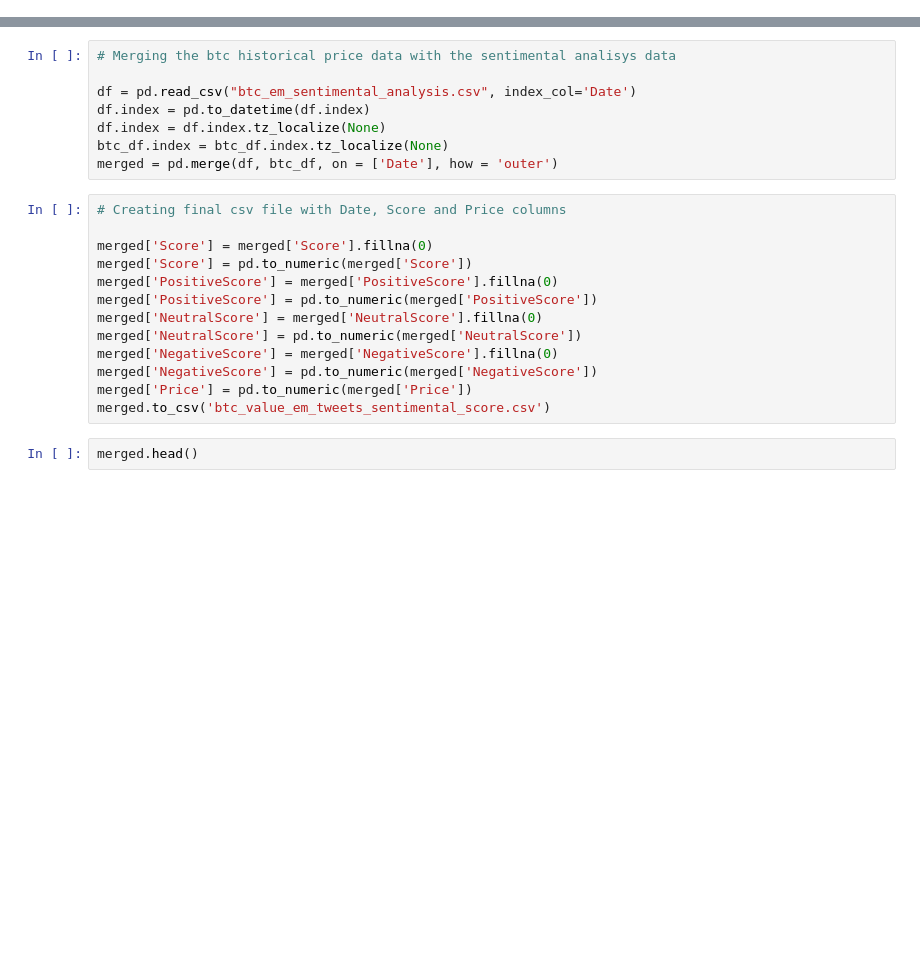
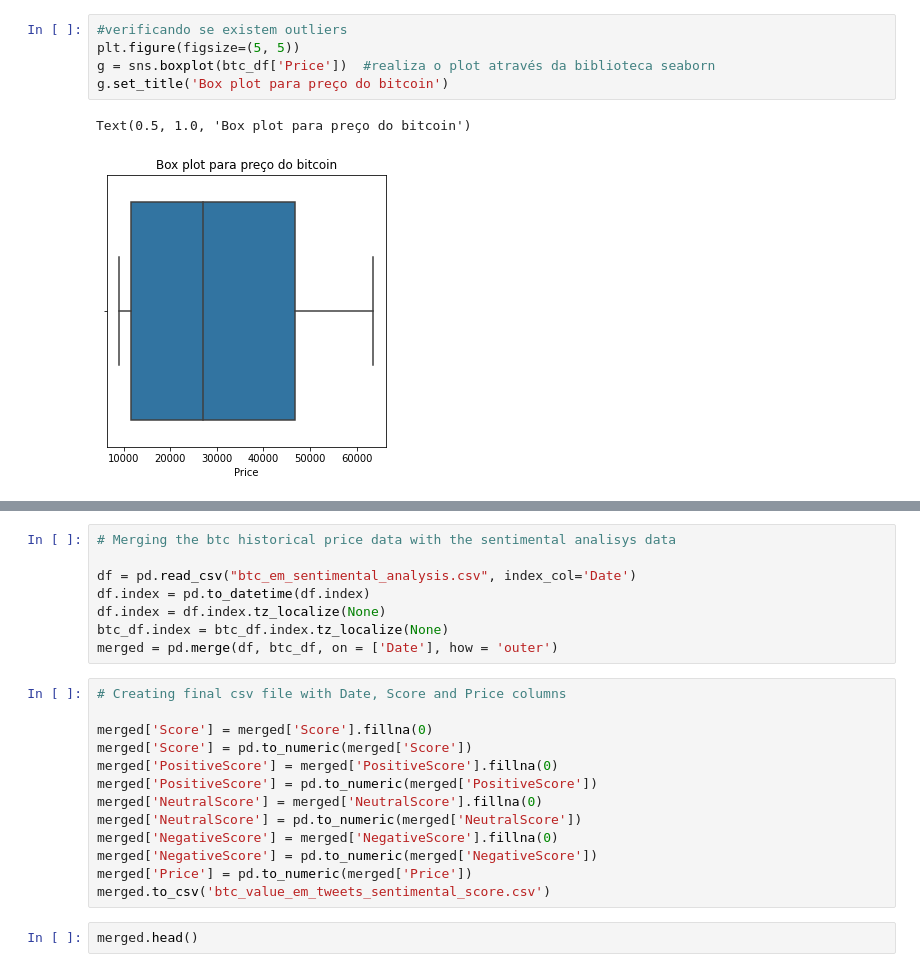
Before and after one commit to prbpedro/tcc_puc, a Jupyter notebook: src/2_pre_processing_btc_historical_data.ipynb, the cells around one changed output, grey strips where cells are left out. Cells and saved outputs as stored; diff of their text form; blank space fills up the shorter version.

```diff
--- a/src/2_pre_processing_btc_historical_data.ipynb
+++ b/src/2_pre_processing_btc_historical_data.ipynb
@@ -20,0 +38,8 @@ btc_df['Price'] = btc_df['Price'].str.replace(',', '')
+# %%
+#verificando se existem outliers
+plt.figure(figsize=(5, 5))
+g = sns.boxplot(btc_df['Price'])  #realiza o plot através da biblioteca seaborn
+g.set_title('Box plot para preço do bitcoin')
+# %% [output]
+Text(0.5, 1.0, 'Box plot para preço do bitcoin')
+[figure, added]
```
Also changed, not shown: parts of 7 cells of this notebook, 1 other file.
